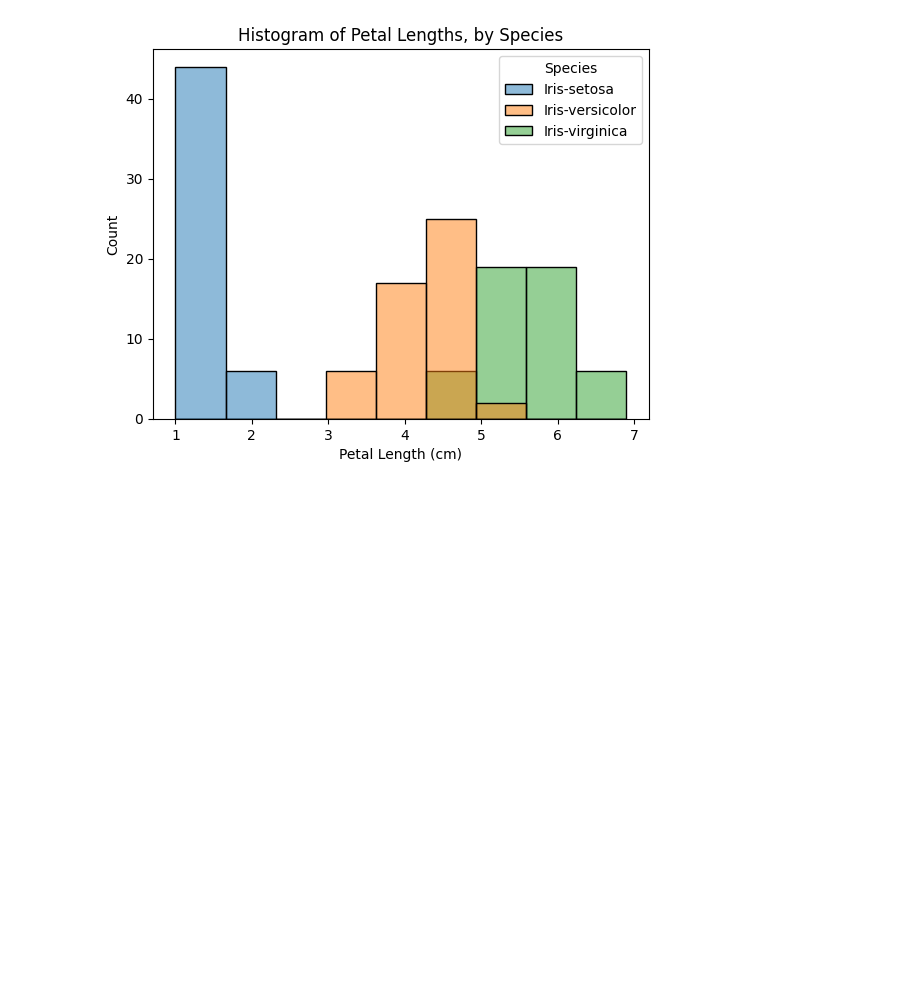
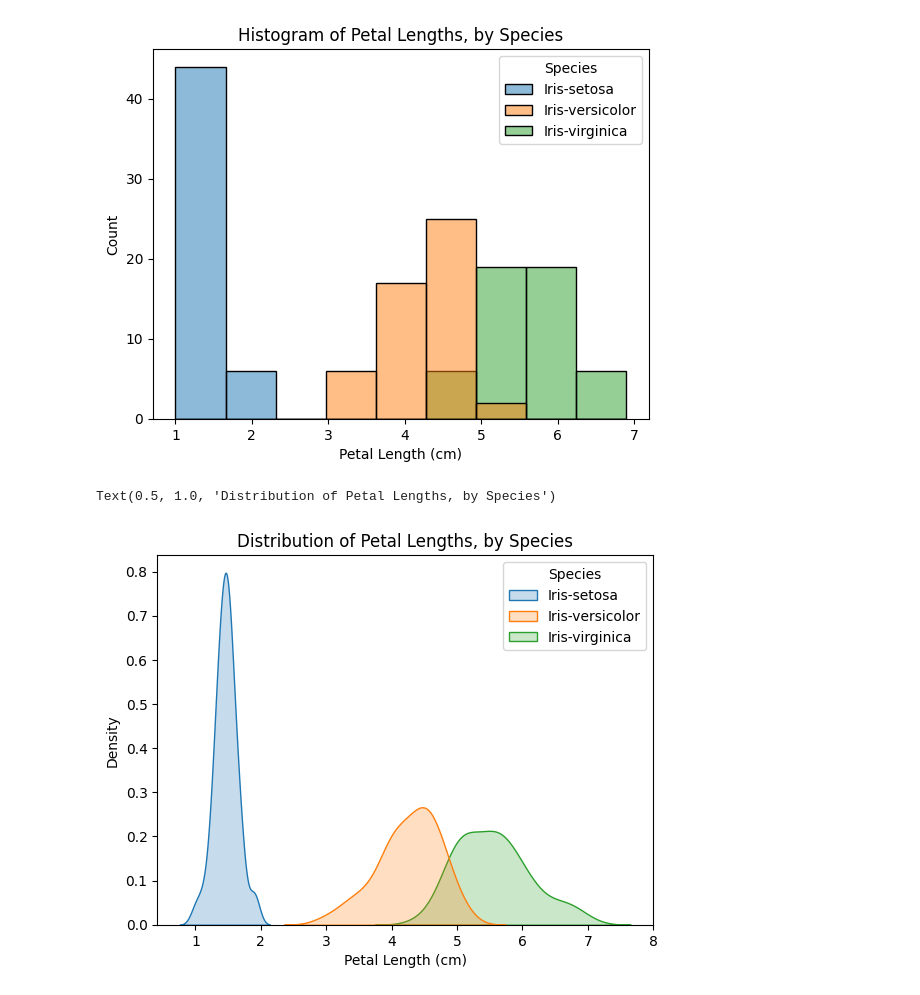
Before and after one commit to GTD2101-ACD-AA-EJ23/05-seaborn-ricardo-qm, a Jupyter notebook: 05. Distribution.ipynb, the cells around one changed output. Saved outputs shown, nothing was run; the diff lists cells and outputs as text; code cells hidden in the pictures; blank space fills up the shorter version.

```diff
--- a/05. Distribution.ipynb
+++ b/05. Distribution.ipynb
@@ -78,3 +78,12 @@ plt.title("Histogram of Petal Lengths, by Species")
 # %% [output]
 Text(0.5, 1.0, 'Histogram of Petal Lengths, by Species')
 [figure]
+# %%
+# KDE plots for each species
+sns.kdeplot(data=iris_data, x='Petal Length (cm)', hue='Species', fill=True)
+
+# Add title
+plt.title("Distribution of Petal Lengths, by Species")
+# %% [output]
+Text(0.5, 1.0, 'Distribution of Petal Lengths, by Species')
+[figure, added]
```
